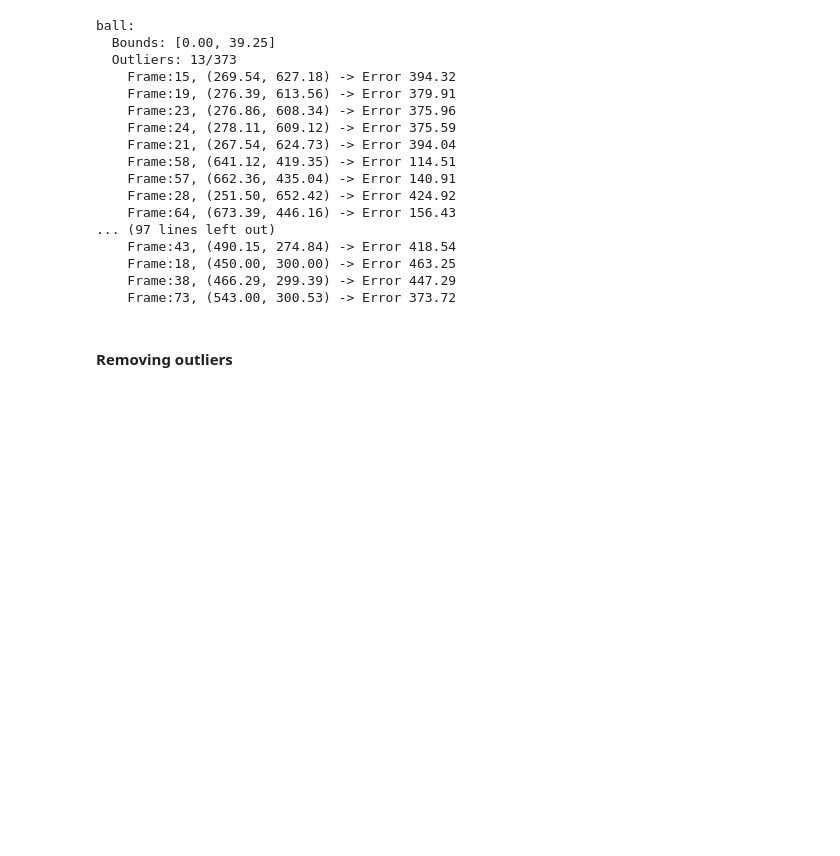
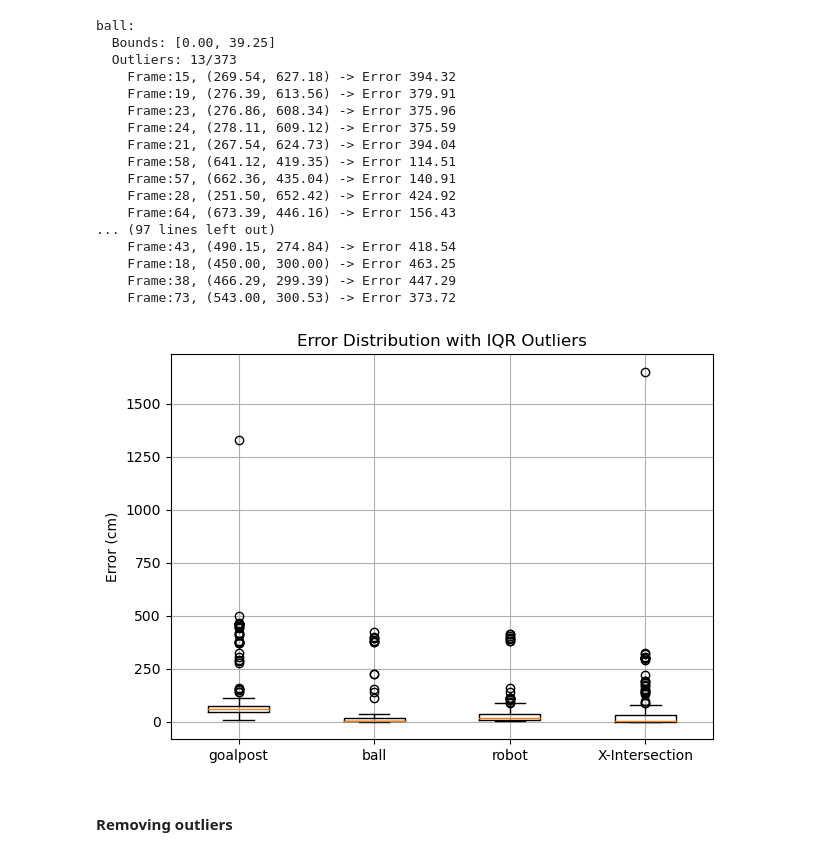
Before and after one commit to FaaizHaikal/my-thesis, a Jupyter notebook: scripts/ipm_evaluation.ipynb, the cells around one changed output. Saved outputs shown, nothing was run; the diff lists cells and outputs as text; code cells hidden in the pictures; blank space fills up the shorter version.

Commit message:
feat: add plots evaluation

```diff
--- a/scripts/ipm_evaluation.ipynb
+++ b/scripts/ipm_evaluation.ipynb
@@ -256,6 +256,44 @@ ball:
     Frame:18, (450.00, 300.00) -> Error 463.25
     Frame:38, (466.29, 299.39) -> Error 447.29
     Frame:73, (543.00, 300.53) -> Error 373.72
+# %%
+def plot_error_boxplot(dynamic_ipm, labels=None):
+    if labels is None:
+        labels = OBJECTS_GROUND_TRUTH.keys()
+
+    data = []
+    names = []
+
+    for label in labels:
+        gt = OBJECTS_GROUND_TRUTH[label]
+        errors = []
+
+        for run in dynamic_ipm:
+            if label not in run:
+                continue
+
+            for est, _, _ in run[label]:
+                dx = est.x - gt.x
+                dy = est.y - gt.y
+                err = np.hypot(dx, dy)
+                errors.append(err)
+
+        if len(errors) > 0:
+            data.append(errors)
+            names.append(label)
+
+    plt.figure(figsize=(7,5))
+    plt.boxplot(data, labels=names, showfliers=True)
+
+    plt.ylabel("Error (cm)")
+    plt.title("Error Distribution with IQR Outliers")
+    plt.grid(True)
+
+    plt.show()
+
+plot_error_boxplot(dynamic_ipm, labels=["goalpost", "ball", "robot", "X-Intersection"])
+# %% [output]
+[figure, added]
 # %% [markdown]
 #### Removing outliers
 # %%
```
Also changed, not shown: parts of 5 cells of this notebook, 4 other files.
